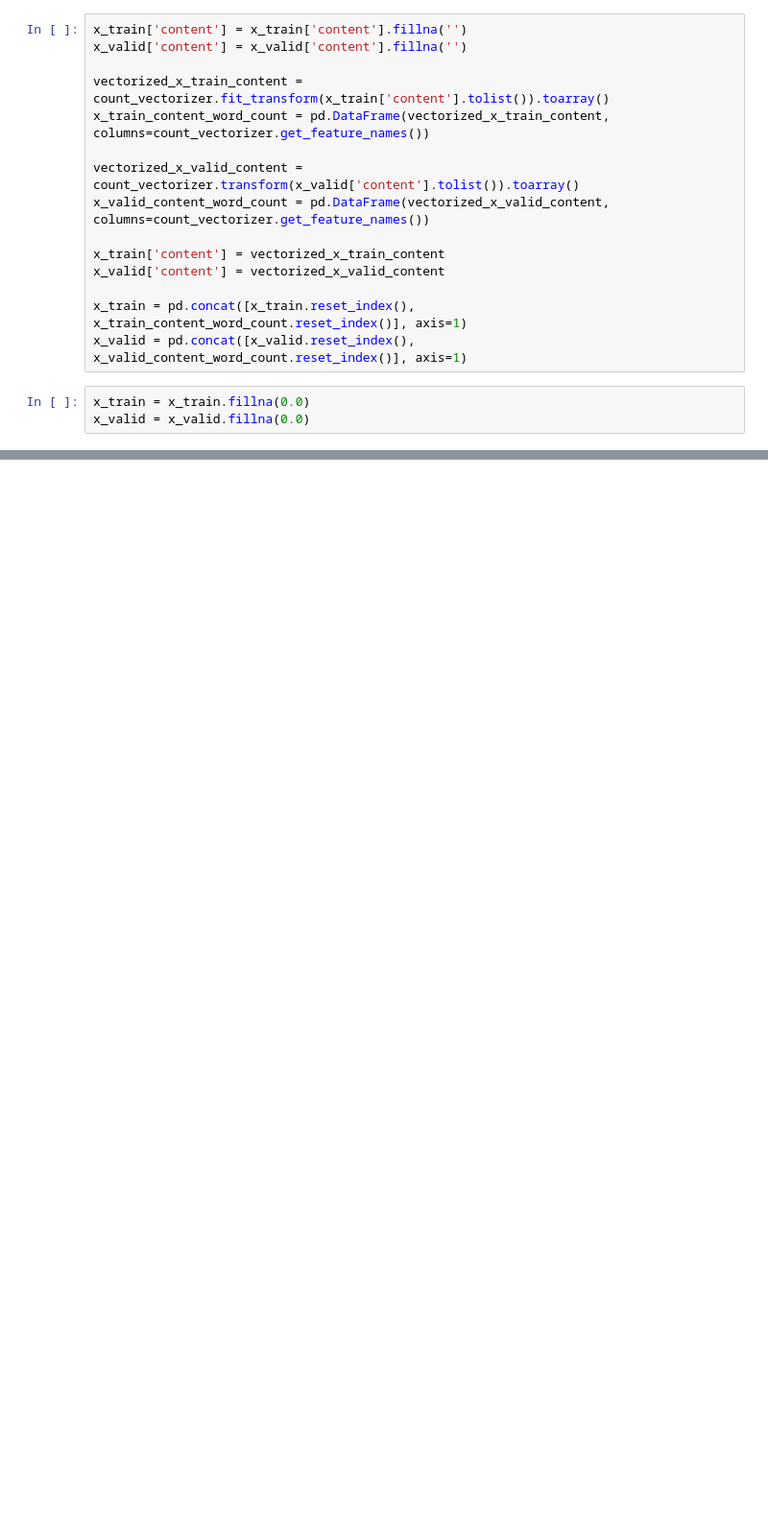
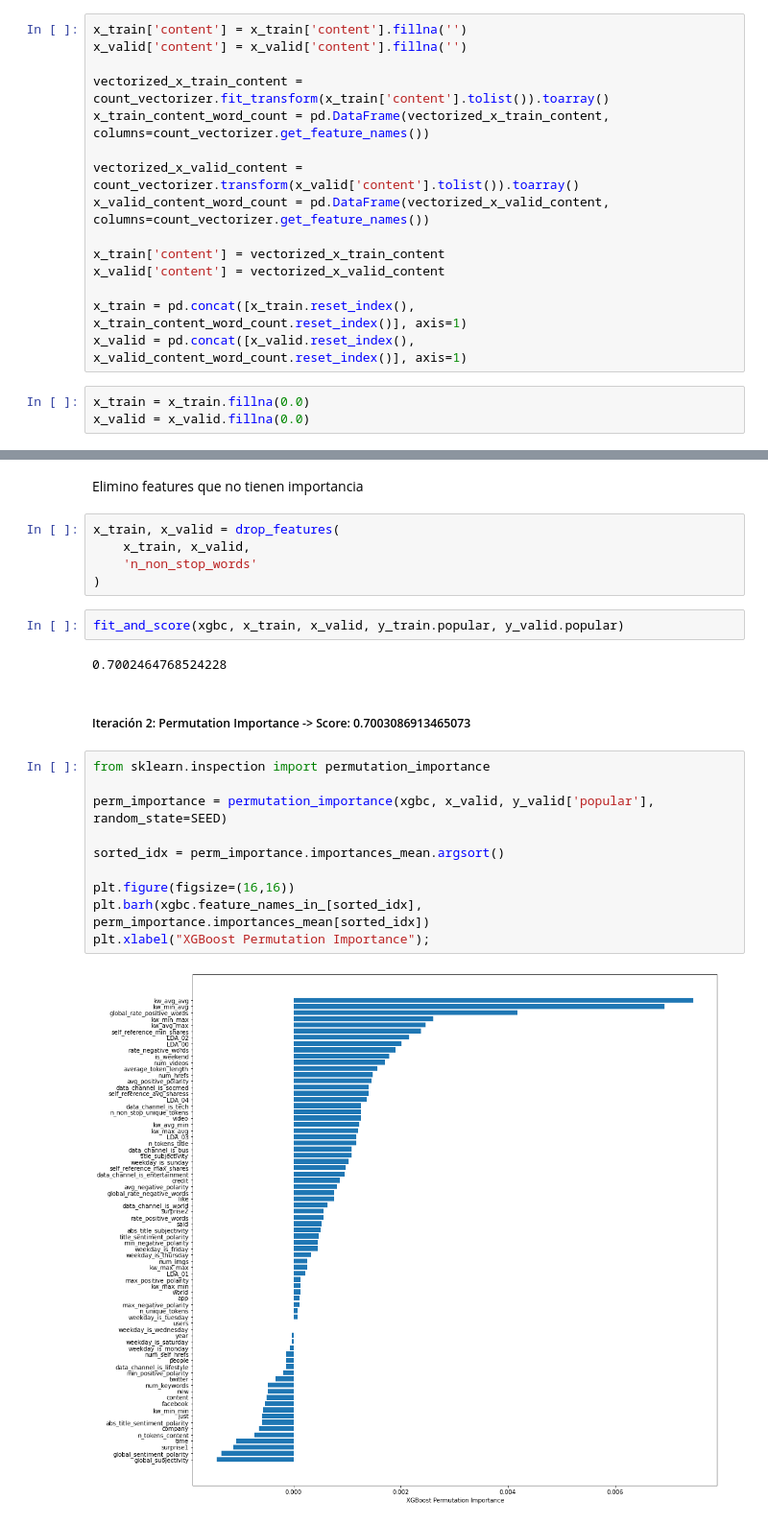
Before and after one commit to ilitteri/7506-Datos, a Jupyter notebook: tp3/tp3_parte3.ipynb, the cells around one changed output, grey strips where cells are left out. Shown at 96% size. Cells and saved outputs as stored; diff of their text form; blank space fills up the shorter version.

```diff
--- a/tp3/tp3_parte3.ipynb
+++ b/tp3/tp3_parte3.ipynb
@@ -178,0 +144,25 @@ KeyboardInterrupt:
+# %% [markdown]
+Elimino features que no tienen importancia
+# %%
+x_train, x_valid = drop_features(
+    x_train, x_valid,
+    'n_non_stop_words'
+)
+# %%
+fit_and_score(xgbc, x_train, x_valid, y_train.popular, y_valid.popular)
+# %% [output]
+0.7002464768524228
+# %% [markdown]
+##### Iteración 2: Permutation Importance -> Score: 0.7003086913465073
+# %%
+from sklearn.inspection import permutation_importance
+
+perm_importance = permutation_importance(xgbc, x_valid, y_valid['popular'], random_state=SEED)
+
+sorted_idx = perm_importance.importances_mean.argsort()
+
+plt.figure(figsize=(16,16))
+plt.barh(xgbc.feature_names_in_[sorted_idx], perm_importance.importances_mean[sorted_idx])
+plt.xlabel("XGBoost Permutation Importance");
+# %% [output]
+[figure, added]
```
Also changed, not shown: parts of 62 cells of this notebook.
